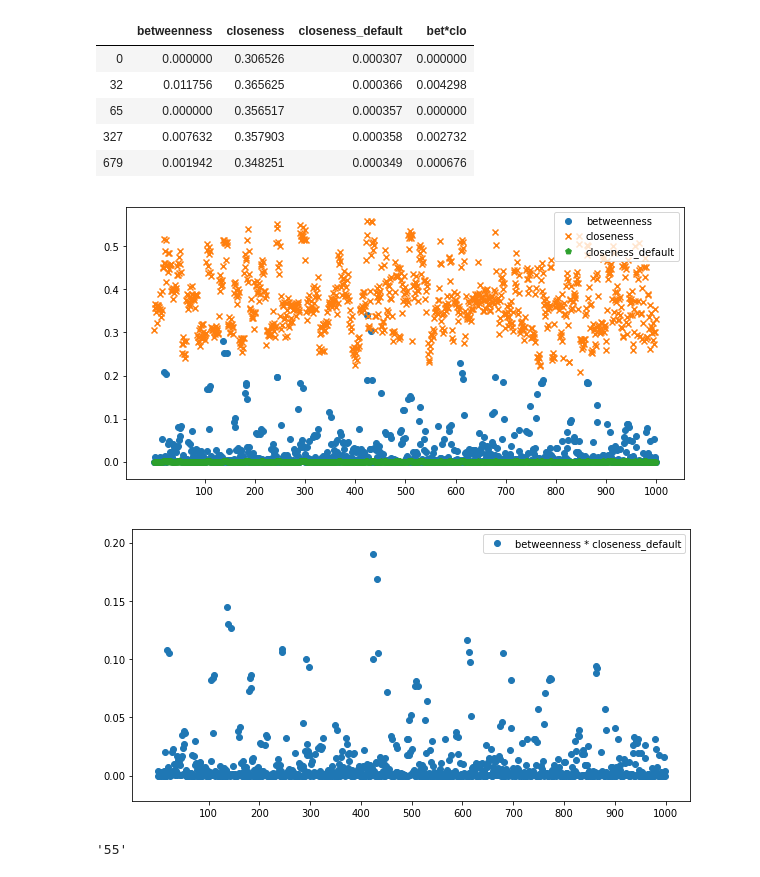
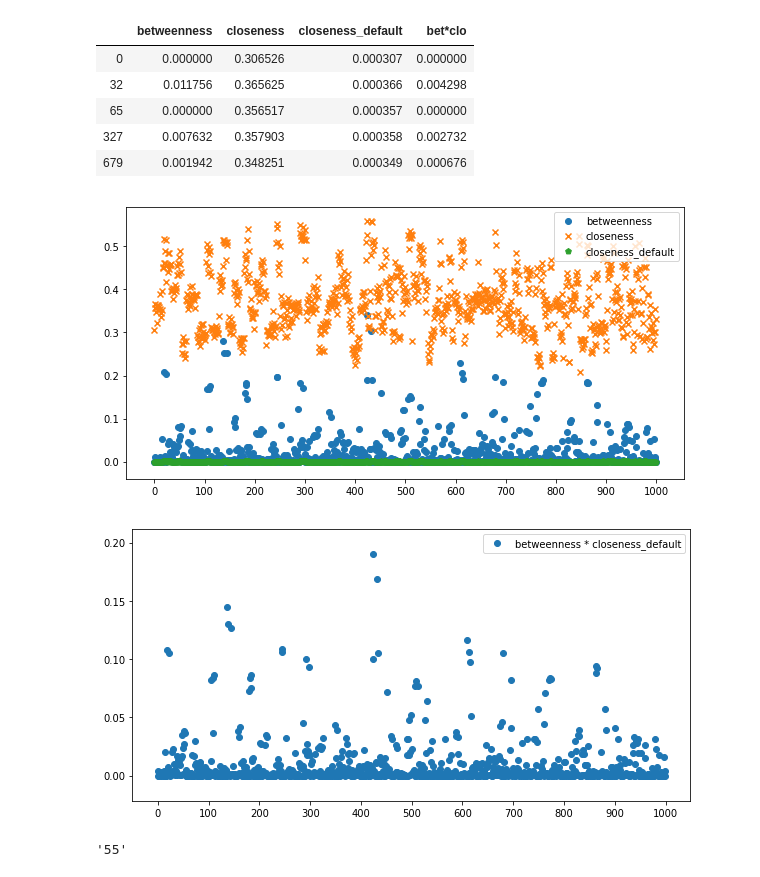
Before and after one commit to BoykoAA/MIPT_WebGraphs_3sem, a Jupyter notebook: w5/task1.ipynb, the cells around one changed output. Drawn from its saved outputs; the diff is of its cells as text; code cells hidden in the pictures.

```diff
--- a/w5/task1.ipynb
+++ b/w5/task1.ipynb
@@ -33,20 +33,20 @@ G_params.head(5)
 # %%
 plt.figure(figsize=(10,5))
 plt.scatter(betweenness.keys(), betweenness.values(), label='betweenness')
 plt.scatter(closeness.keys(), closeness.values(), marker='x', label='closeness')
 plt.scatter(closeness.keys(), G_params['closeness_default'].values, marker="p", label='closeness_default')
-plt.xticks(np.arange(100, 1100, 100), np.arange(100, 1100, 100))
+plt.xticks(np.arange(0, 1100, 100), np.arange(0, 1100, 100))
 plt.legend()
 plt.show()
 
 plt.figure(figsize=(10,5))
 plt.scatter(closeness.keys(), G_params['bet*clo'].values, label='betweenness * closeness_default')
-plt.xticks(np.arange(100, 1100, 100), np.arange(100, 1100, 100))
+plt.xticks(np.arange(0, 1100, 100), np.arange(0, 1100, 100))
 plt.legend()
 plt.show()
 # %% [output]
-[figure, old version]
+[figure, new version]
-[figure, old version]
+[figure, new version]
 # %%
 G_params['bet*clo'].argmax()
 # %% [output]
```
